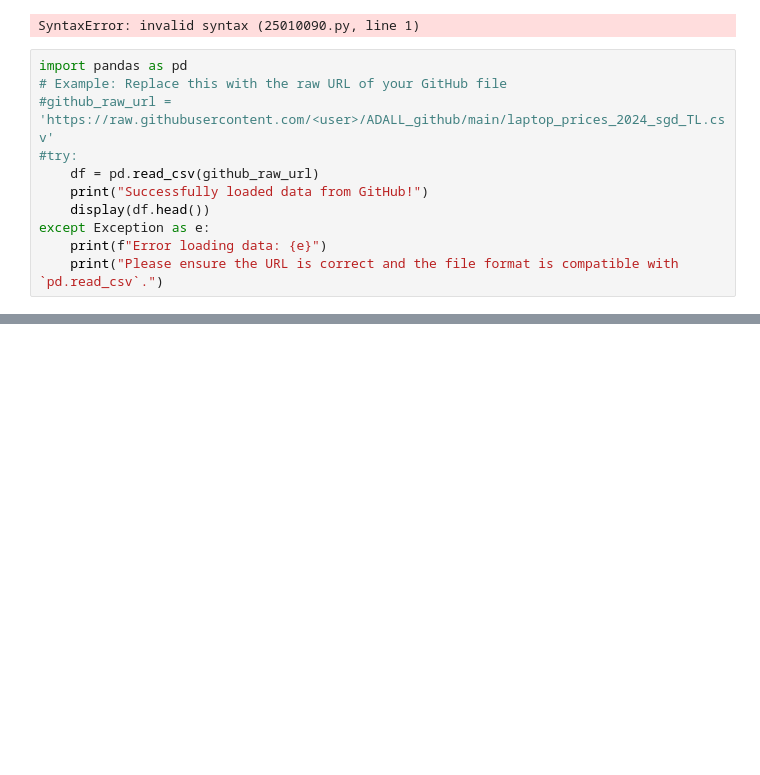
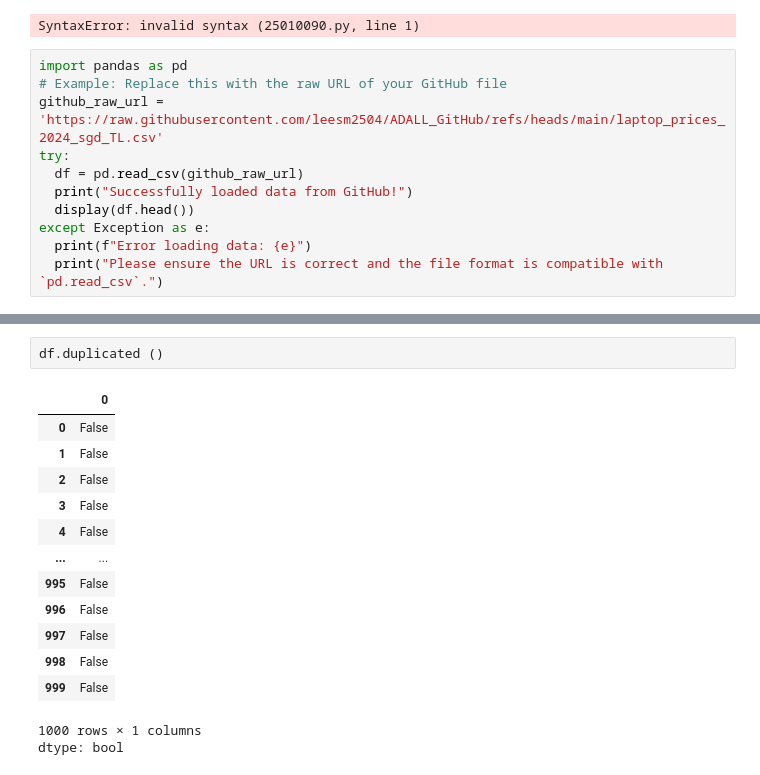
Before and after one commit to leesm2504/ADALL_github, a Jupyter notebook: Main.ipynb, the cells around one changed output, grey strips where cells are left out. Saved outputs shown, nothing was run; the diff lists cells and outputs as text; blank space fills up the shorter version.

```diff
--- a/Main.ipynb
+++ b/Main.ipynb
@@ -7,12 +7,12 @@ SyntaxError: invalid syntax (25010090.py, line 1)
 # %%
 import pandas as pd
 # Example: Replace this with the raw URL of your GitHub file
-#github_raw_url = 'https://raw.githubusercontent.com/<user>/ADALL_github/main/laptop_prices_2024_sgd_TL.csv'
-#try:
-    df = pd.read_csv(github_raw_url)
-    print("Successfully loaded data from GitHub!")
-    display(df.head())
+github_raw_url = 'https://raw.githubusercontent.com/leesm2504/ADALL_GitHub/refs/heads/main/laptop_prices_2024_sgd_TL.csv'
+try:
+  df = pd.read_csv(github_raw_url)
+  print("Successfully loaded data from GitHub!")
+  display(df.head())
 except Exception as e:
-    print(f"Error loading data: {e}")
-    print("Please ensure the URL is correct and the file format is compatible with `pd.read_csv`.")
+  print(f"Error loading data: {e}")
+  print("Please ensure the URL is correct and the file format is compatible with `pd.read_csv`.")
 # %% [output]
@@ -38,0 +103,17 @@ Successfully loaded data from GitHub!
+# %%
+df.duplicated ()
+# %% [output]
+|  | 0 |
+| 0 | False |
+| 1 | False |
+| 2 | False |
+| 3 | False |
+| 4 | False |
+| ... | ... |
+| 995 | False |
+| 996 | False |
+| 997 | False |
+| 998 | False |
+| 999 | False |
+1000 rows × 1 columns
+dtype: bool
```
Also changed, not shown: parts of 6 cells of this notebook.
